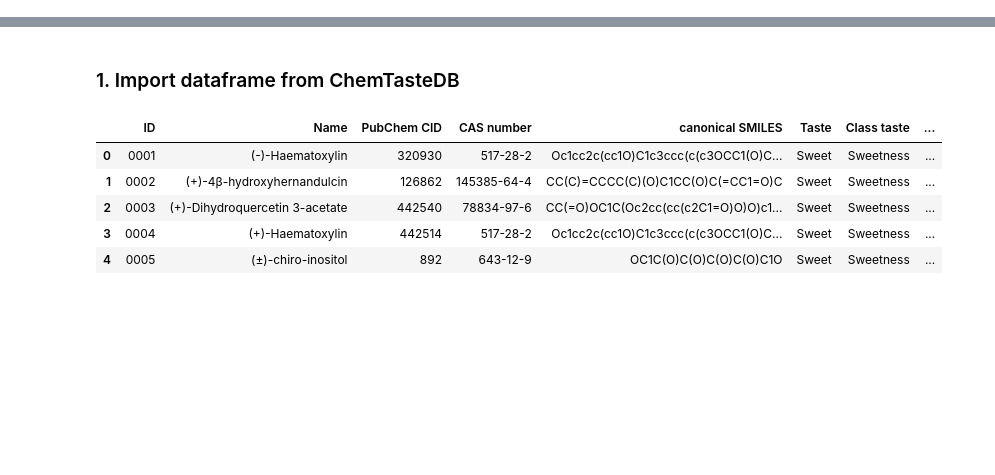
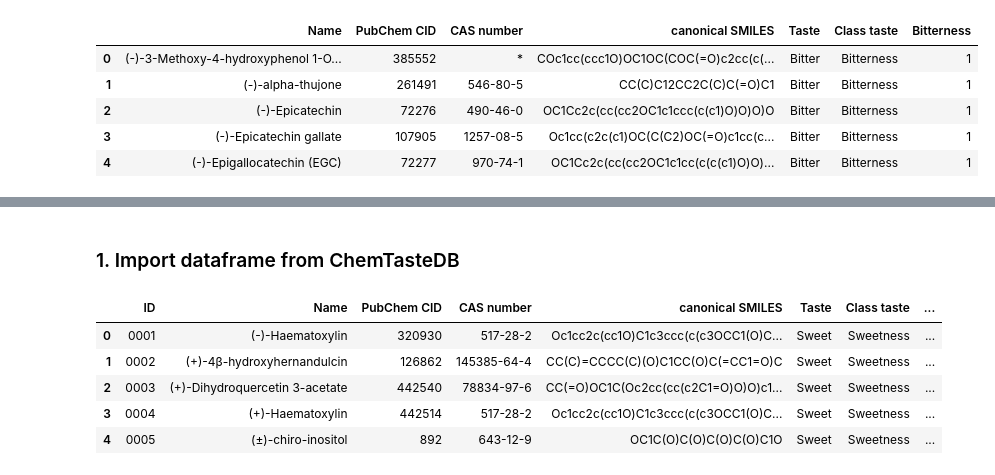
Before and after one commit to JNU-econovation/scAIence, a Jupyter notebook: rdkit_practice.ipynb, the cells around one changed output, grey strips where cells are left out. Drawn from its saved outputs; the diff is of its cells as text; code cells hidden in the pictures; blank space fills up the shorter version.

```diff
--- a/rdkit_practice.ipynb
+++ b/rdkit_practice.ipynb
@@ -6,3 +13,14 @@ from rdkit.Chem import Draw
 import pandas as pd
 
 import copy
+# %%
+bitterdb = pd.read_csv('bitterness.csv')
+bitterdb.drop(['Unnamed: 0'], axis=1, inplace=True)
+bitterdb.head()
+# %% [output]
+|  | Name | PubChem CID | CAS number | canonical SMILES | Taste | Class taste | Bitterness |
+| 0 | (-)-3-Methoxy-4-hydroxyphenol 1-O... | 385552 | * | COc1cc(ccc1O)OC1OC(COC(=O)c2cc(c(... | Bitter | Bitterness | 1 |
+| 1 | (-)-alpha-thujone | 261491 | 546-80-5 | CC(C)C12CC2C(C)C(=O)C1 | Bitter | Bitterness | 1 |
+| 2 | (-)-Epicatechin | 72276 | 490-46-0 | OC1Cc2c(cc(cc2OC1c1ccc(c(c1)O)O)O)O | Bitter | Bitterness | 1 |
+| 3 | (-)-Epicatechin gallate | 107905 | 1257-08-5 | Oc1cc(c2c(c1)OC(C(C2)OC(=O)c1cc(c... | Bitter | Bitterness | 1 |
+| 4 | (-)-Epigallocatechin (EGC) | 72277 | 970-74-1 | OC1Cc2c(cc(cc2OC1c1cc(c(c(c1)O)O)... | Bitter | Bitterness | 1 |
```
Also changed, not shown: parts of 11 cells of this notebook, 3 other files.
